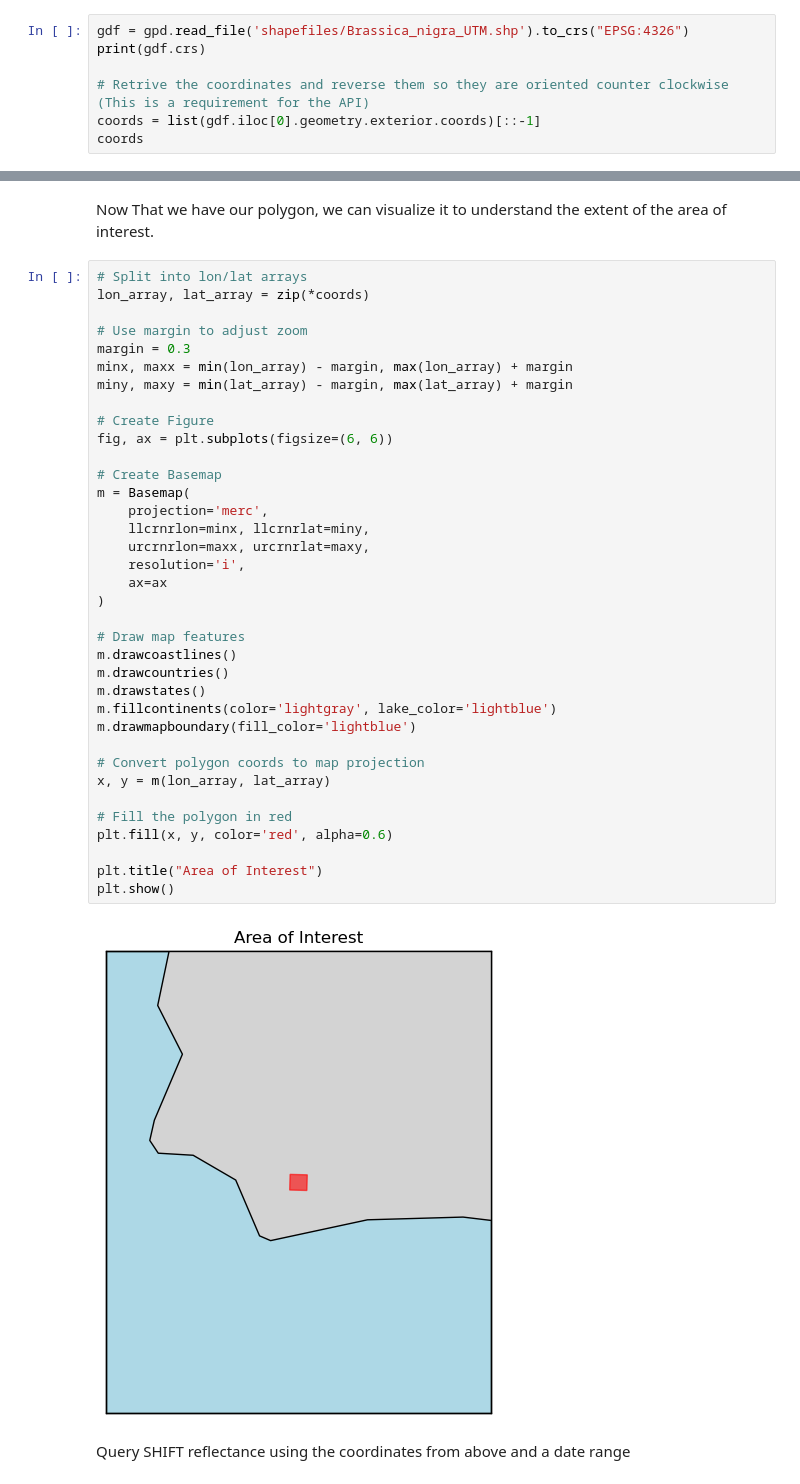
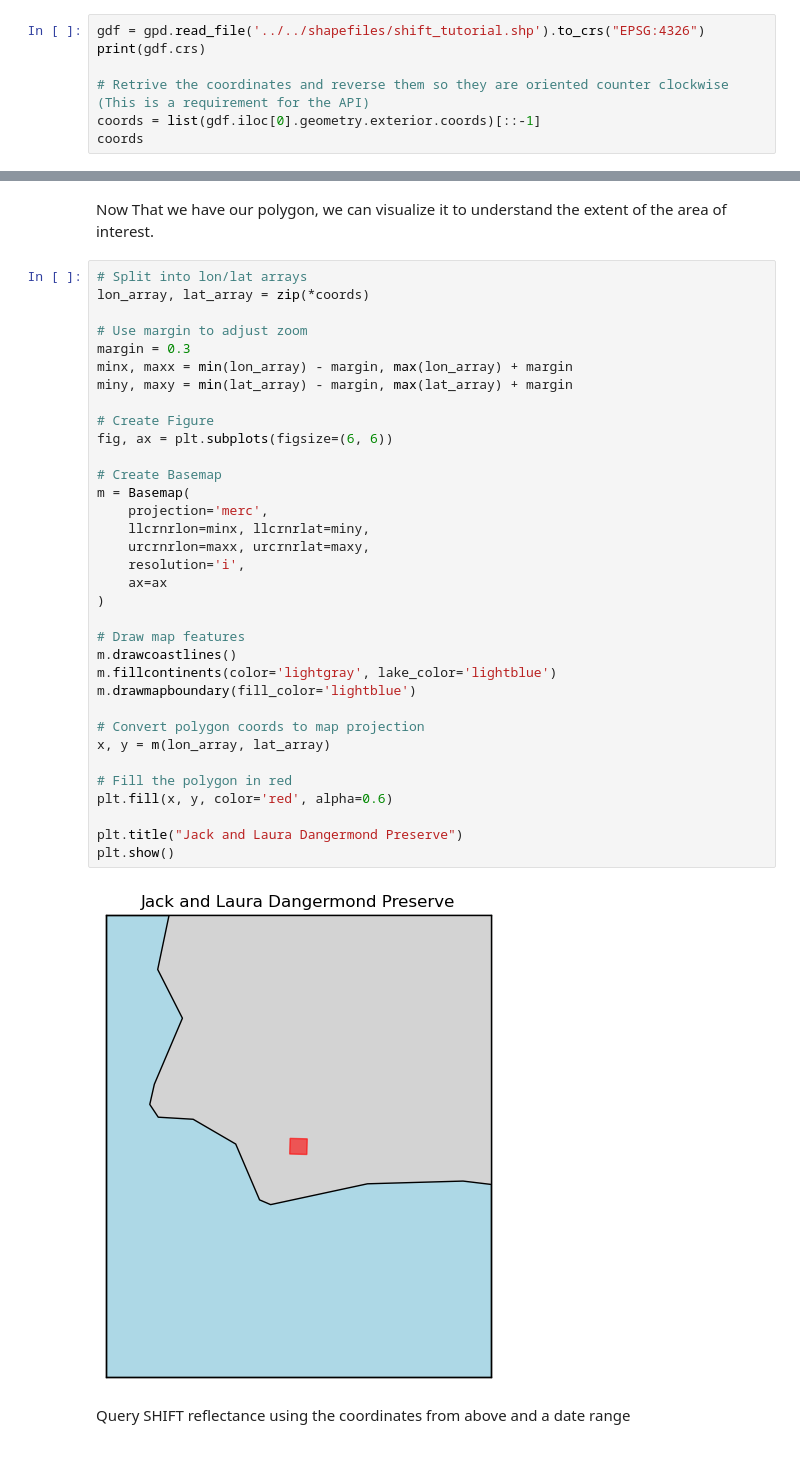
Before and after one commit to GSFC-618/618-tutorials, a Jupyter notebook: python/data_access/shift_data_access_tutorial.ipynb, the cells around one changed output, grey strips where cells are left out. Cells and saved outputs as stored; diff of their text form.

```diff
--- a/python/data_access/shift_data_access_tutorial.ipynb
+++ b/python/data_access/shift_data_access_tutorial.ipynb
@@ -90,7 +93,7 @@ For the tutorial we have a provided shapefile that can be found here: [Brassica_
 
 Read the shapefile using GeoPandas and convert the CRS to EPSG:4326
 # %%
-gdf = gpd.read_file('shapefiles/Brassica_nigra_UTM.shp').to_crs("EPSG:4326")
+gdf = gpd.read_file('../../shapefiles/shift_tutorial.shp').to_crs("EPSG:4326")
 print(gdf.crs)
 
 # Retrive the coordinates and reverse them so they are oriented counter clockwise (This is a requirement for the API)
@@ -112,37 +115,35 @@ lon_array, lat_array = zip(*coords)
 # Use margin to adjust zoom
 margin = 0.3
 minx, maxx = min(lon_array) - margin, max(lon_array) + margin
 miny, maxy = min(lat_array) - margin, max(lat_array) + margin
 
 # Create Figure
 fig, ax = plt.subplots(figsize=(6, 6))
 
 # Create Basemap
 m = Basemap(
     projection='merc',
     llcrnrlon=minx, llcrnrlat=miny,
     urcrnrlon=maxx, urcrnrlat=maxy,
     resolution='i',
     ax=ax
 )
 
 # Draw map features
 m.drawcoastlines()
-m.drawcountries()
-m.drawstates()
 m.fillcontinents(color='lightgray', lake_color='lightblue')
 m.drawmapboundary(fill_color='lightblue')
 
 # Convert polygon coords to map projection
 x, y = m(lon_array, lat_array)
 
 # Fill the polygon in red
 plt.fill(x, y, color='red', alpha=0.6)
 
-plt.title("Area of Interest")
+plt.title("Jack and Laura Dangermond Preserve")
 plt.show()
 # %% [output]
-[figure, old version]
+[figure, new version]
 # %% [markdown]
 Query SHIFT reflectance using the coordinates from above and a date range
 # %%
```
Also changed, not shown: parts of 14 cells of this notebook, 5 other files.
